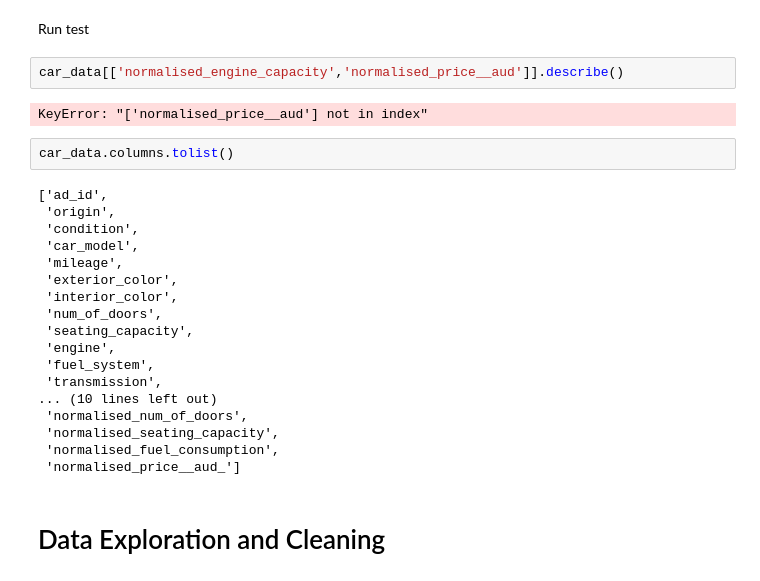
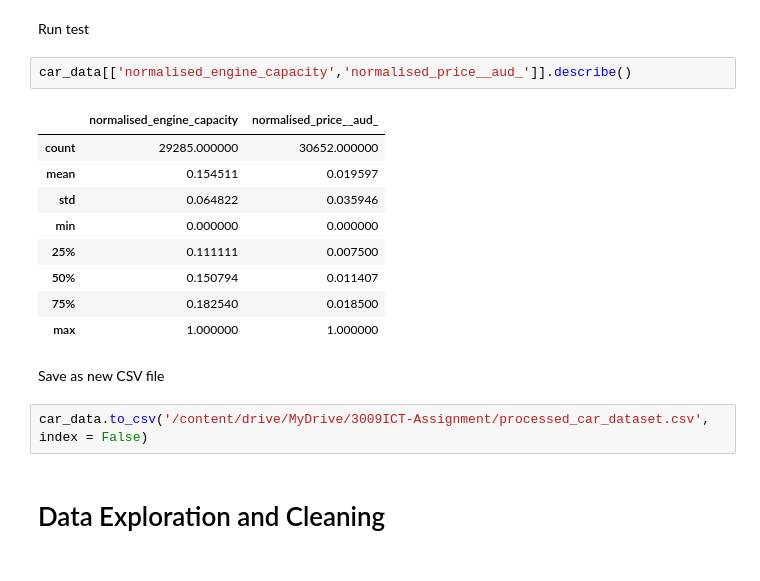
Before and after one commit to gvosper25/3009ICT-Assignmnet, a Jupyter notebook: 3009ICT_Assignment.ipynb, the cells around one changed output. Drawn from its saved outputs; the diff is of its cells as text.

```diff
--- a/3009ICT_Assignment.ipynb
+++ b/3009ICT_Assignment.ipynb
@@ -114,29 +114,21 @@ for col in columns_to_scale:
 # %% [markdown]
 Run test
 # %%
-car_data[['normalised_engine_capacity','normalised_price__aud']].describe()
+car_data[['normalised_engine_capacity','normalised_price__aud_']].describe()
 # %% [output]
-KeyError: "['normalised_price__aud'] not in index"
+|  | normalised_engine_capacity | normalised_price__aud_ |
+| count | 29285.000000 | 30652.000000 |
+| mean | 0.154511 | 0.019597 |
+| std | 0.064822 | 0.035946 |
+| min | 0.000000 | 0.000000 |
+| 25% | 0.111111 | 0.007500 |
+| 50% | 0.150794 | 0.011407 |
+| 75% | 0.182540 | 0.018500 |
+| max | 1.000000 | 1.000000 |
-# %%
-car_data.columns.tolist()
-# %% [output]
-['ad_id',
- 'origin',
- 'condition',
- 'car_model',
- 'mileage',
- 'exterior_color',
- 'interior_color',
- 'num_of_doors',
- 'seating_capacity',
- 'engine',
- 'fuel_system',
- 'transmission',
-... (10 lines left out)
- 'normalised_num_of_doors',
- 'normalised_seating_capacity',
- 'normalised_fuel_consumption',
- 'normalised_price__aud_']
+# %% [markdown]
+Save as new CSV file
+# %%
+car_data.to_csv('/content/drive/MyDrive/3009ICT-Assignment/processed_car_dataset.csv', index = False)
 # %% [markdown]
 # Data Exploration and Cleaning
 # %% [markdown]
```
Also changed, not shown: parts of 4 cells of this notebook.
